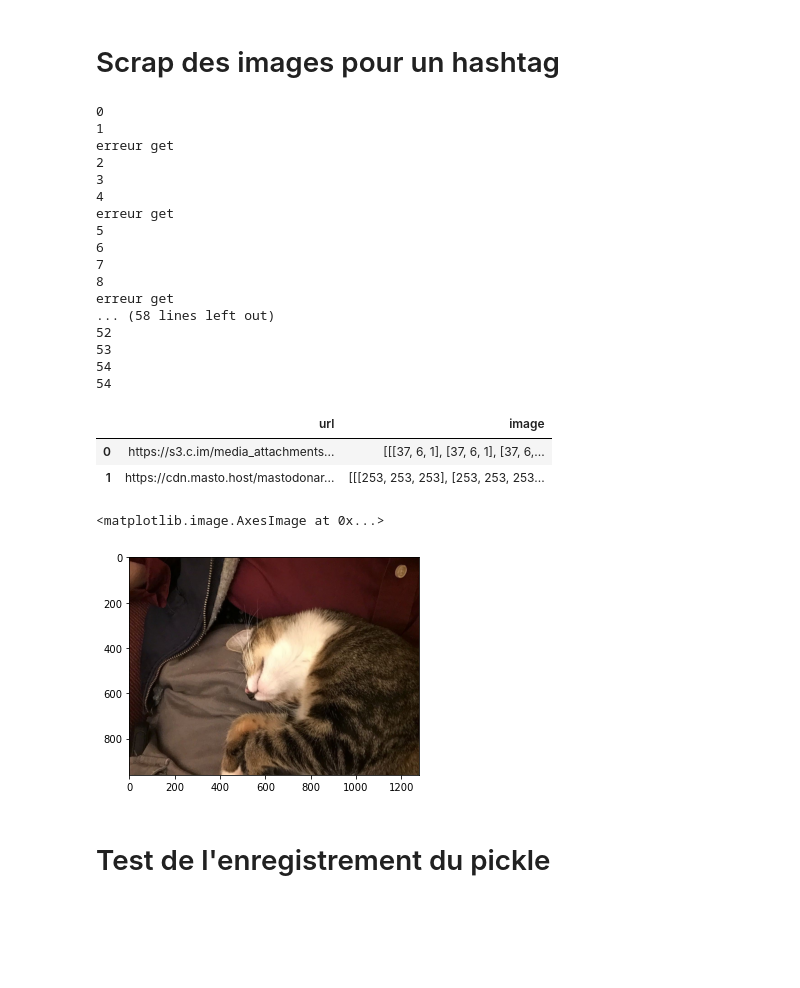
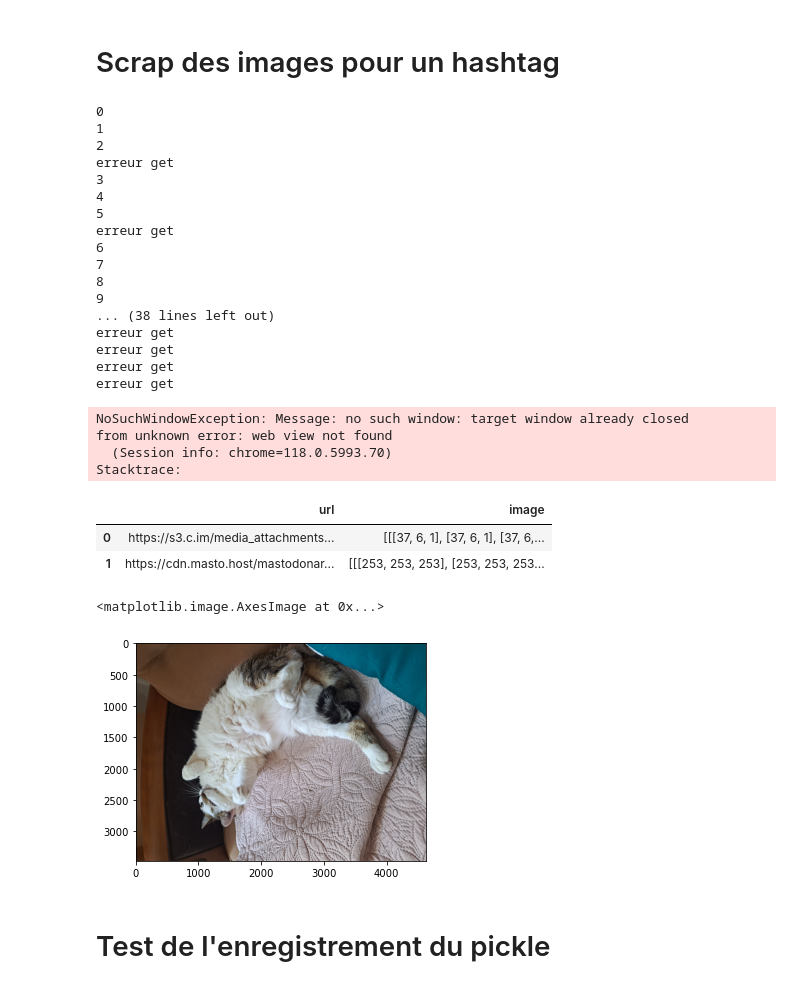
Before and after one commit to pidoux7/PLDAC, a Jupyter notebook: scrap_image_byTag.ipynb, the cells around one changed output. Drawn from its saved outputs; the diff is of its cells as text; code cells hidden in the pictures; blank space fills up the shorter version.

```diff
--- a/scrap_image_byTag.ipynb
+++ b/scrap_image_byTag.ipynb
@@ -79,7 +79,7 @@ def scrap_by_hashtag(nb_max = 50, hashtag='chat'):
                 try :
                     response = rq.get(image_url)
                     img = np.array(Image.open(BytesIO(response.content)))
-                    if img.shape[2]==3 and img.shape[0]>128 and img.shape[1]>128: #si l'image est en couleur et a une shape plus grande que 128x128
+                    if img.shape[2]==3 and img.shape[0]>512 and img.shape[1]>512: #si l'image est en couleur et a une shape plus grande que 128x128
                         liste_url.append(image_url)
                         liste_img.append(img)
                         print(len(liste_img))
@@ -107,21 +107,25 @@ test = scrap_by_hashtag()
 # %% [output]
 0
 1
+2
 erreur get
-2
 3
 4
+5
 erreur get
-5
 6
 7
 8
+9
+... (38 lines left out)
 erreur get
-... (58 lines left out)
-52
-53
-54
-54
+erreur get
+erreur get
+erreur get
+NoSuchWindowException: Message: no such window: target window already closed
+from unknown error: web view not found
+  (Session info: chrome=118.0.5993.70)
+Stacktrace:
 # %%
 test.head(2)
 # %% [output]
@@ -129,11 +133,11 @@ test.head(2)
 | 0 | https://s3.c.im/media_attachments... | [[[37, 6, 1], [37, 6, 1], [37, 6,... |
 | 1 | https://cdn.masto.host/mastodonar... | [[[253, 253, 253], [253, 253, 253... |
 # %%
-img = test.iloc[0]['image']
+img = test.iloc[35]['image']
 plt.imshow(img)
 # %% [output]
 <matplotlib.image.AxesImage at 0x...>
-[figure, old version]
+[figure, new version]
 # %% [markdown]
 # Test de l'enregistrement du pickle
 # %%
```
